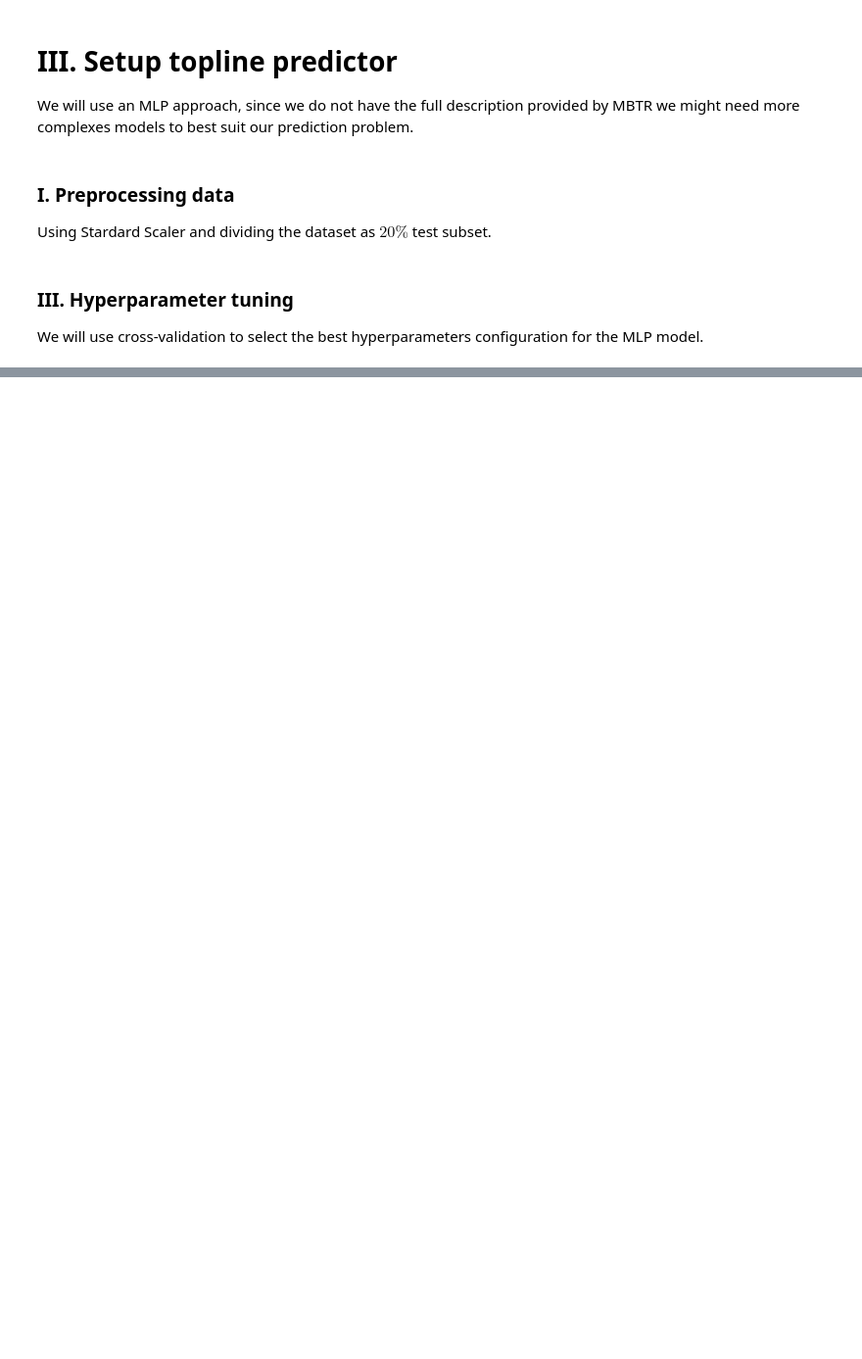
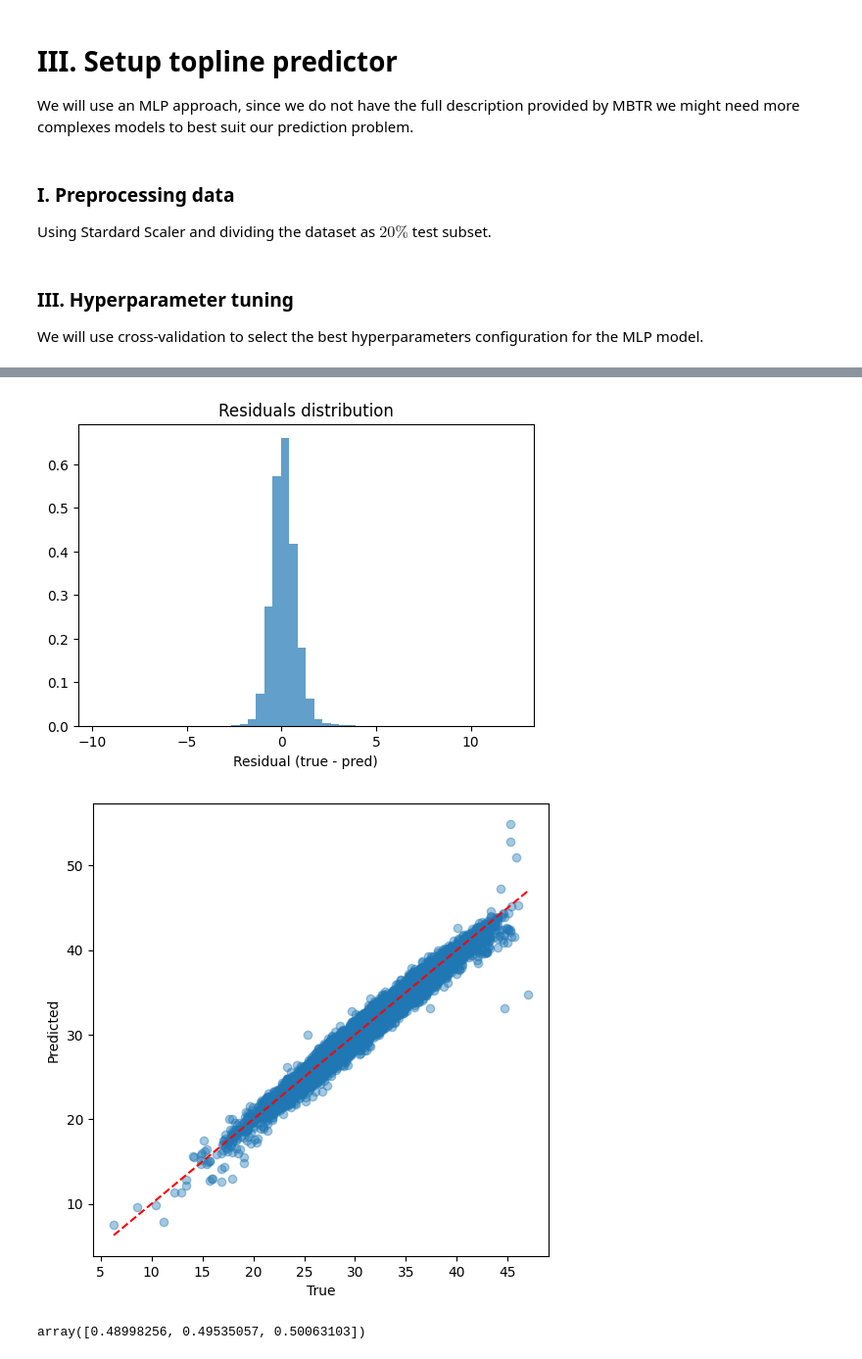
Before and after one commit to Luis-Menezes/CI-Chemistry, a Jupyter notebook: handson5_ActiveLearning.ipynb, the cells around one changed output, grey strips where cells are left out. Shown: that part at 98% size. Saved outputs shown, nothing was run; the diff lists cells and outputs as text; code cells hidden in the pictures; blank space fills up the shorter version.

```diff
--- a/handson5_ActiveLearning.ipynb
+++ b/handson5_ActiveLearning.ipynb
@@ -318,0 +418,26 @@ KeyboardInterrupt:
+# %%
+# Python: common metrics + residual plot
+from sklearn.metrics import mean_absolute_error, mean_squared_error, r2_score
+import numpy as np
+import matplotlib.pyplot as plt
+
+y_pred = model.predict(X_test).ravel()
+mae = mean_absolute_error(y_test, y_pred)
+mse = mean_squared_error(y_test, y_pred)
+rmse = np.sqrt(mse)
+r2 = r2_score(y_test, y_pred)
+print(f"MAE={mae:.4f}, RMSE={rmse:.4f}, R2={r2:.4f}")
+
+residuals = y_test - y_pred
+plt.figure(figsize=(6,4))
+plt.hist(residuals, bins=50, density=True, alpha=0.7)
+plt.title('Residuals distribution')
+plt.xlabel('Residual (true - pred)')
+plt.show()
+
+plt.figure(figsize=(6,6))
+plt.scatter(y_test, y_pred, alpha=0.4)
+plt.plot([y_test.min(), y_test.max()],[y_test.min(), y_test.max()],'r--')
+plt.xlabel('True'); plt.ylabel('Predicted')
+plt.show()
+# %% [output]
@@ -318,0 +446,14 @@ KeyboardInterrupt:
+[figure, added]
+[figure, added]
+# %%
+# Bootstrap CI for MAE
+import numpy as np
+n_boot = 1000
+maes = []
+rng = np.random.RandomState(0)
+for _ in range(n_boot):
+    idx = rng.choice(len(y_test), len(y_test), replace=True)
+    maes.append(mean_absolute_error(y_test.iloc[idx], y_pred[idx]))
+np.percentile(maes, [2.5, 50, 97.5])
+# %% [output]
+array([0.48998256, 0.49535057, 0.50063103])
```
Also changed, not shown: parts of 12 cells of this notebook.
